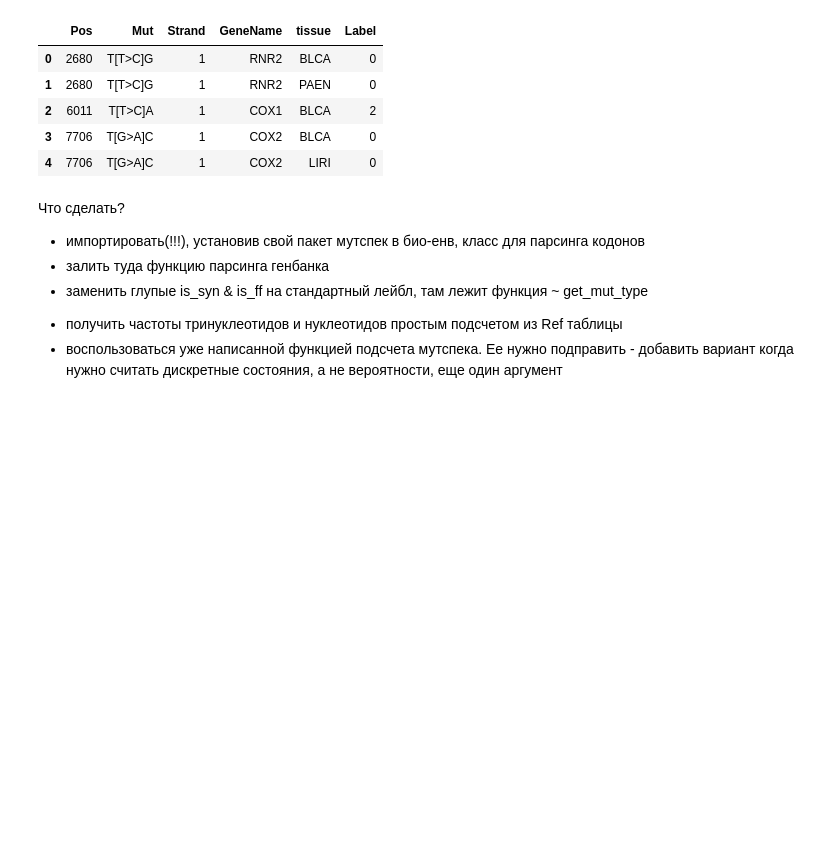
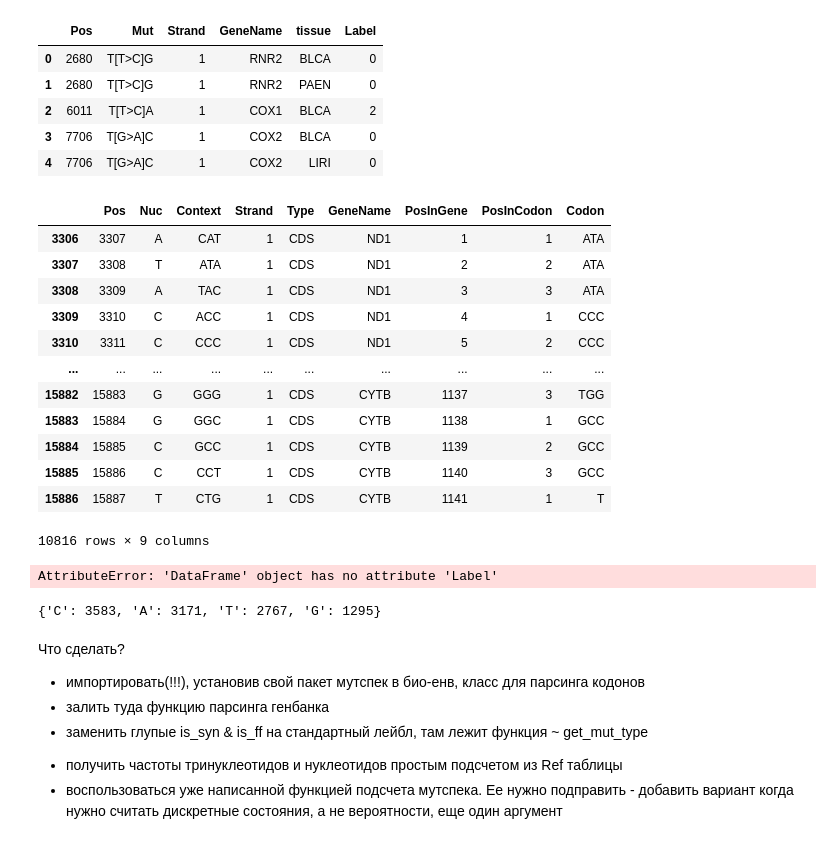
Before and after one commit to mitoclub/Signatures, a Jupyter notebook: notebooks/cancer_calc_ms.ipynb, the cells around one changed output. Drawn from its saved outputs; the diff is of its cells as text; code cells hidden in the pictures; blank space fills up the shorter version.

Commit message:
freqs start

```diff
--- a/notebooks/cancer_calc_ms.ipynb
+++ b/notebooks/cancer_calc_ms.ipynb
@@ -143,6 +151,37 @@ Mut.head()
 | 2 | 6011 | T[T>C]A | 1 | COX1 | BLCA | 2 |
 | 3 | 7706 | T[G>A]C | 1 | COX2 | BLCA | 0 |
 | 4 | 7706 | T[G>A]C | 1 | COX2 | LIRI | 0 |
+# %%
+ProtRef = Ref[(Ref.Type == "CDS") & (Ref.Strand == 1)]
+ProtRef
+# %% [output]
+|  | Pos | Nuc | Context | Strand | Type | GeneName | PosInGene | PosInCodon | Codon |
+| 3306 | 3307 | A | CAT | 1 | CDS | ND1 | 1 | 1 | ATA |
+| 3307 | 3308 | T | ATA | 1 | CDS | ND1 | 2 | 2 | ATA |
+| 3308 | 3309 | A | TAC | 1 | CDS | ND1 | 3 | 3 | ATA |
+| 3309 | 3310 | C | ACC | 1 | CDS | ND1 | 4 | 1 | CCC |
+| 3310 | 3311 | C | CCC | 1 | CDS | ND1 | 5 | 2 | CCC |
+| ... | ... | ... | ... | ... | ... | ... | ... | ... | ... |
+| 15882 | 15883 | G | GGG | 1 | CDS | CYTB | 1137 | 3 | TGG |
+| 15883 | 15884 | G | GGC | 1 | CDS | CYTB | 1138 | 1 | GCC |
+| 15884 | 15885 | C | GCC | 1 | CDS | CYTB | 1139 | 2 | GCC |
+| 15885 | 15886 | C | CCT | 1 | CDS | CYTB | 1140 | 3 | GCC |
+| 15886 | 15887 | T | CTG | 1 | CDS | CYTB | 1141 | 1 | T |
+10816 rows × 9 columns
+# %%
+nucl_freqs = {
+    "all": ProtRef.Nuc.value_counts().to_dict(),
+    "syn": ProtRef[ProtRef.Label  > 0].Nuc.value_counts().to_dict(),
+    "ff" : ProtRef[ProtRef.Label == 2].Nuc.value_counts().to_dict(),
+}
+
+лейбла в референсе нет, надо дернуть get_syn_number и аналогичное
+# %% [output]
+AttributeError: 'DataFrame' object has no attribute 'Label'
+# %%
+ProtRef.Nuc.value_counts().to_dict()
+# %% [output]
+{'C': 3583, 'A': 3171, 'T': 2767, 'G': 1295}
 # %% [markdown]
 Что сделать?
 + импортировать(!!!), установив свой пакет мутспек в био-енв, класс для парсинга кодонов
```
Also changed, not shown: parts of 11 cells of this notebook.
